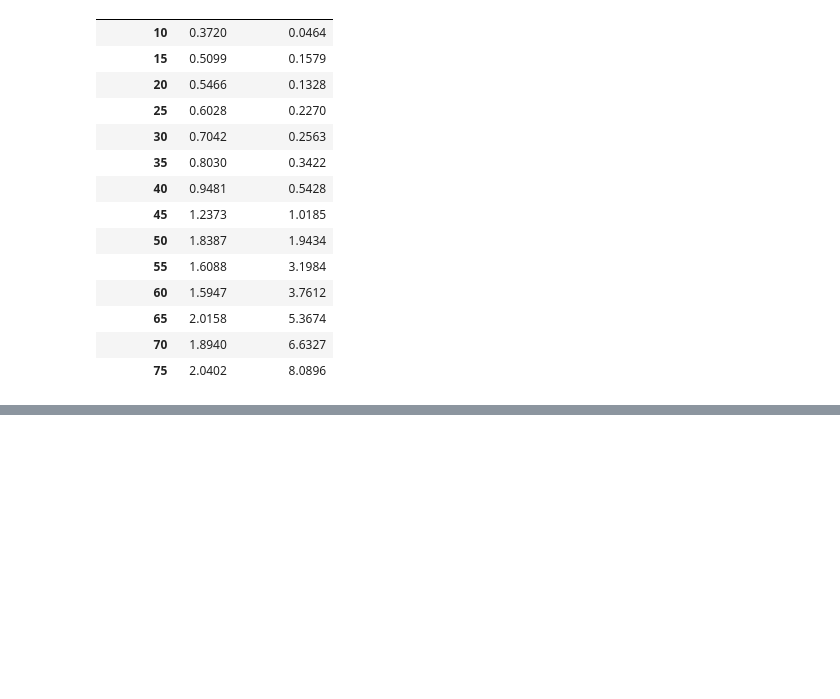
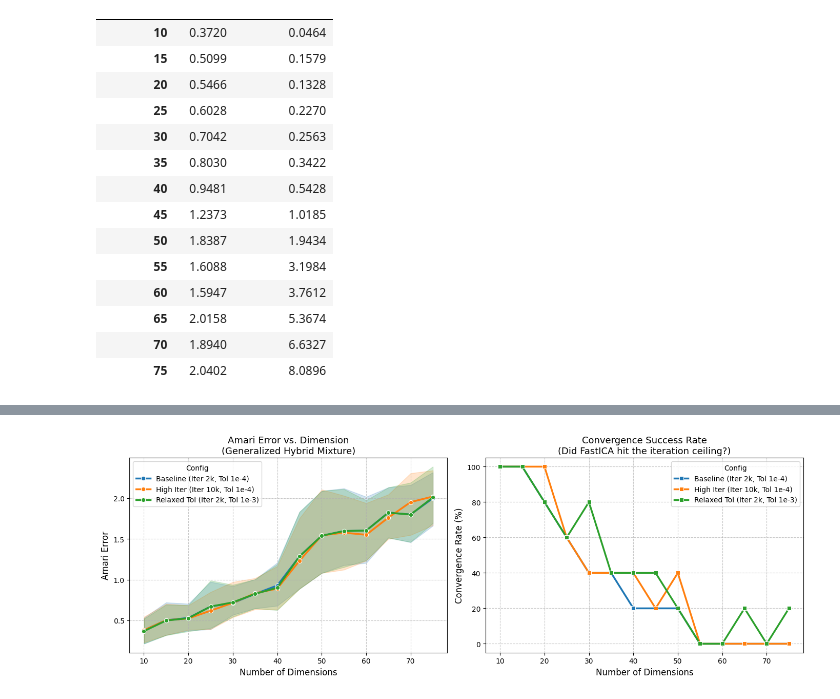
Before and after one commit to ashutoshjha3103/ot_in_linear_ica, a Jupyter notebook: exp/discrete&continous_OT_vs_Fast_ICA.ipynb, the cells around one changed output, grey strips where cells are left out. Cells and saved outputs as stored; diff of their text form; code cells hidden in the pictures; blank space fills up the shorter version.

Commit message:
FastICA failing after 20 dims in general mix

```diff
--- a/exp/discrete&continous_OT_vs_Fast_ICA.ipynb
+++ b/exp/discrete&continous_OT_vs_Fast_ICA.ipynb
@@ -231,0 +244,95 @@ display(df_general.groupby(['Dimension', 'Method'])['Amari Error'].mean().unstac
+# %%
+# ==========================================
+# 2. Worker Function
+# ==========================================
+
+def run_fastica_config(dim, trial, n_samples, config_name, max_iter, tol):
+    X_np, A_true = generate_general_mixture(n_dim=dim, n_samples=n_samples, seed=trial)
+
+    converged = True
+
+    # Catch warnings to suppress console spam and log convergence status
+    with warnings.catch_warnings(record=True) as w:
+        warnings.simplefilter("always", ConvergenceWarning)
+
+        try:
+            fast_ica = FastICA(n_components=dim, max_iter=max_iter, tol=tol, random_state=trial)
+            fast_ica.fit(X_np.T)
+            W_fast = fast_ica.components_
+            score = amari_error(W_fast, A_true)
+
+            # If a ConvergenceWarning was caught, flag it
+            if len(w) > 0:
+                converged = False
+
+        except Exception:
+            score = np.nan
+            converged = False
+
+    return {
+        'Dimension': dim,
+        'Config': config_name,
+        'Amari Error': score,
+        'Converged': int(converged)  # 1 for Yes, 0 for No
+    }
+
+# ==========================================
+# 3. Main Execution
+# ==========================================
+
+DIMENSIONS = list(range(10, 80, 5))
+N_SAMPLES = 10000
+N_TRIALS = 5
+
+CONFIGS = [
+    ("Baseline (Iter 2k, Tol 1e-4)", 2000, 1e-4),
+    ("High Iter (Iter 10k, Tol 1e-4)", 10000, 1e-4),
+    ("Relaxed Tol (Iter 2k, Tol 1e-3)", 2000, 1e-3)
+]
+
+print("--- FastICA Limits: The Oscillation Test ---")
+
+tasks = [(dim, trial, N_SAMPLES, c_name, m_iter, tol)
+         for dim in DIMENSIONS
+         for trial in range(N_TRIALS)
+         for (c_name, m_iter, tol) in CONFIGS]
+
+results = []
+with Parallel(n_jobs=8, return_as="generator") as parallel:
+    jobs = (delayed(run_fastica_config)(*task) for task in tasks)
+    for res in tqdm(parallel(jobs), total=len(tasks), desc="Running FastICA configs"):
+        results.append(res)
+
+df_fast = pd.DataFrame(results)
+
+# ==========================================
+# 4. Plotting
+# ==========================================
+
+fig, (ax1, ax2) = plt.subplots(1, 2, figsize=(14, 5))
+
+# Plot 1: Amari Error
+sns.lineplot(data=df_fast, x='Dimension', y='Amari Error', hue='Config', marker='o', linewidth=2.5, ax=ax1)
+ax1.set_title("Amari Error vs. Dimension\n(Generalized Hybrid Mixture)", fontsize=13)
+ax1.set_ylabel("Amari Error", fontsize=12)
+ax1.set_xlabel("Number of Dimensions", fontsize=12)
+ax1.grid(True, linestyle='--', alpha=0.7)
+
+# Plot 2: Convergence Rate
+# Calculate percentage of successful convergences
+df_conv = df_fast.groupby(['Dimension', 'Config'])['Converged'].mean().reset_index()
+df_conv['Converged'] *= 100 # Convert to percentage
+
+sns.lineplot(data=df_conv, x='Dimension', y='Converged', hue='Config', marker='s', linewidth=2.5, ax=ax2)
+ax2.set_title("Convergence Success Rate\n(Did FastICA hit the iteration ceiling?)", fontsize=13)
+ax2.set_ylabel("Convergence Rate (%)", fontsize=12)
+ax2.set_xlabel("Number of Dimensions", fontsize=12)
+ax2.set_ylim(-5, 105)
+ax2.grid(True, linestyle='--', alpha=0.7)
+
+plt.tight_layout()
+plt.show()
+
+# Display summary table of Amari Errors
+display(df_fast.groupby(['Dimension', 'Config'])['Amari Error'].mean().unstack().round(4))
+# %% [output]
@@ -231,0 +340 @@ display(df_general.groupby(['Dimension', 'Method'])['Amari Error'].mean().unstac
+[figure, added]
```
Also changed, not shown: parts of 3 cells of this notebook.
